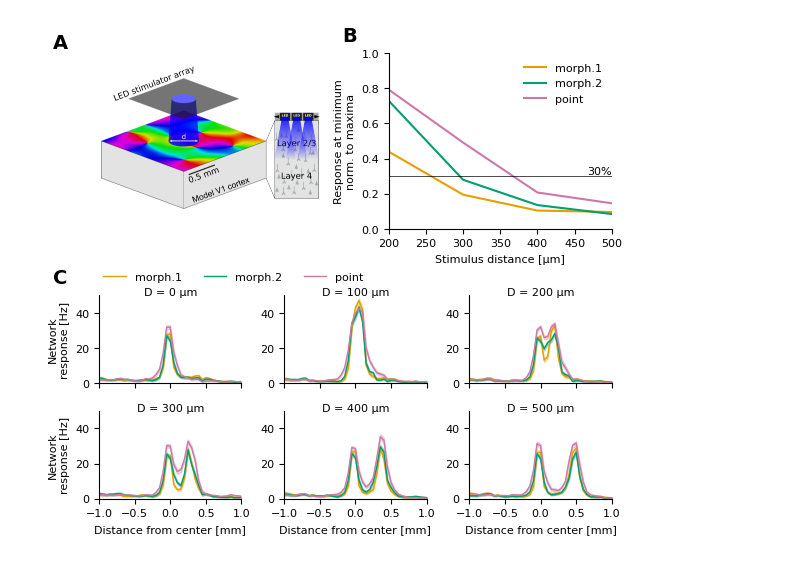
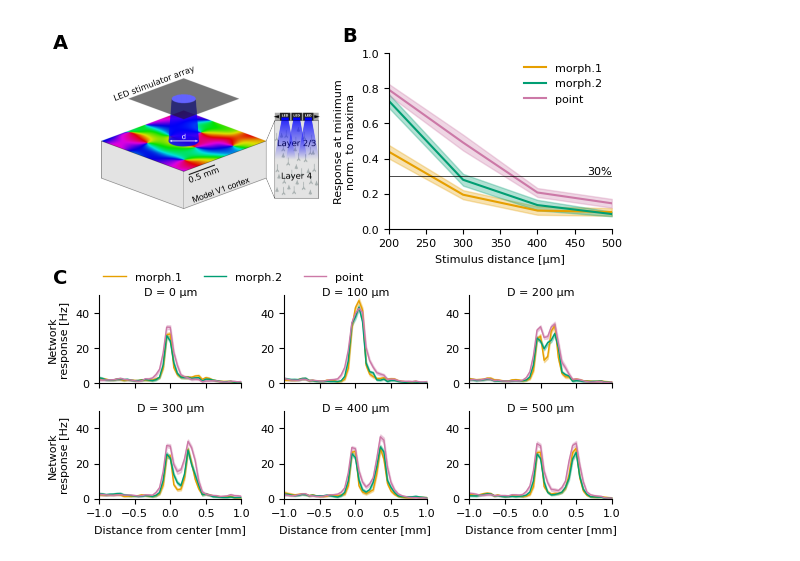
Before and after one commit to dberling/reduce_opto_response, a Jupyter notebook: article_figures/article_figure4_1.ipynb, the cells around one changed output. Saved outputs shown, nothing was run; the diff lists cells and outputs as text; code cells hidden in the pictures.

Commit message:
Add error-prop and std on rel fr plot

```diff
--- a/article_figures/article_figure4_1.ipynb
+++ b/article_figures/article_figure4_1.ipynb
@@ -48,19 +73,23 @@ fr_mean = np.load('network_data/numpy_arrays/dual_stim_mean.npy')[:,:stim_dist_m
 fr_sem = np.load('network_data/numpy_arrays/dual_stim_sem.npy')[:,:stim_dist_max_idx,:]
 
 # calculate rel. firing response at minimum
+#rel_min_vals = dict()
+#for i, l in enumerate(labels):
+#    rel_min_vals[l]= []
+#    for j, dist in enumerate(stim_dist[2:]):
+#        j+=2
+#        rel_min_vals[l].append(min_to_avg_max_ratio(curve=fr_mean[i][j]))
 rel_min_vals = dict()
-for i, l in enumerate(labels):
-    rel_min_vals[l]= []
-    for j, dist in enumerate(stim_dist[2:]):
-        j+=2
-        rel_min_vals[l].append(min_to_avg_max_ratio(curve=fr_mean[i][j]))
-rel_min_vals = dict()
+rel_min_sems = dict()
 separation_start_idx = 2 # starts at 200, which is 3rd entry
 for i, l in enumerate(labels):
     rel_min_vals[l]= []
+    rel_min_sems[l]= []
     for j, dist in enumerate(stim_dist[separation_start_idx:]):
         j+=separation_start_idx
-        rel_min_vals[l].append(min_to_avg_max_ratio(curve=fr_mean[i][j]))
+        val, sem = min_to_avg_max_ratio(curve=fr_mean[i][j], curve_sem=fr_sem[i][j])
+        rel_min_vals[l].append(val)
+        rel_min_sems[l].append(sem)
 # %%
 minima = np.array([[13.13131313,  5.11111111,  2.92063492,  2.66666667,  2.86111111,
          1.06349206,  1.01010101,  0.58585859],
@@ -110,6 +139,10 @@ for i, (l, c) in enumerate(zip(labels, colors)):
     #ax2.plot(coords, minima[i], c=c, label=l)
     #ax2.fill_between(coords, minima[i]-sems[i], minima[i]+sems[i], color=c, alpha=0.3)
     ax2.plot(stim_dist[separation_start_idx:], rel_min_vals[l], c=c, label=l)
+    ax2.fill_between(stim_dist[separation_start_idx:],
+                     np.array(rel_min_vals[l]) - np.array(rel_min_sems[l]),
+                     np.array(rel_min_vals[l]) + np.array(rel_min_sems[l]),
+                     color=c, alpha=0.3)
 ax2.legend(frameon=False)
 ax2.spines[['top', 'right']].set_visible(False)
 #ax2.set_xlim(200,1500)
@@ -127,31 +160,31 @@ ax2.set_xlabel('Stimulus distance [µm]')
 # single condition plots
 for i_dist, (ax, dist) in enumerate(zip([ax3, ax4, ax5, ax6, ax7, ax8], stim_dist)):
     for i_label, (l, c) in enumerate(zip(labels, colors)):
         ax.plot(x, fr_mean[i_label,i_dist], c=c, label=l, lw=1)
         ax.fill_between(x, fr_mean[i_label,i_dist]-fr_sem[i_label,i_dist], fr_mean[i_label,i_dist]+fr_sem[i_label,i_dist], color=c, alpha=0.3)
         ax.set_title(f"D = {dist} µm", fontsize=8, y=0.9)
         ax.spines[['top', 'right']].set_visible(False)
         ax.set_ylim(0,50)
         ax.set_xlim(-1,1)
 
 ax3.legend(
     loc='lower left',
     bbox_to_anchor=(0, 1.1),
     ncol=3,
     frameon=False,
     borderaxespad=0.
 )
 
 for ax in [ax3, ax6]:
     ax.set_ylabel('Network\nresponse [Hz]')
 for ax in [ax6, ax7, ax8]:
     ax.set_xlabel('Distance from center [mm]')
 for ax in [ax3, ax4, ax5]:
     ax.set_xticklabels([])
 
 
 label_subplots_ABC(fig=fig, axs=[ax1, ax2, ax3], x_shift=-0.07, y_shift=0.02, fontsize=14, fontweight='bold')
 
 fig.savefig('figures/article_figure4_1.png', dpi=600)
 # %% [output]
-[figure, old version]
+[figure, new version]
```
Also changed, not shown: parts of 2 cells of this notebook, 1 other file.
